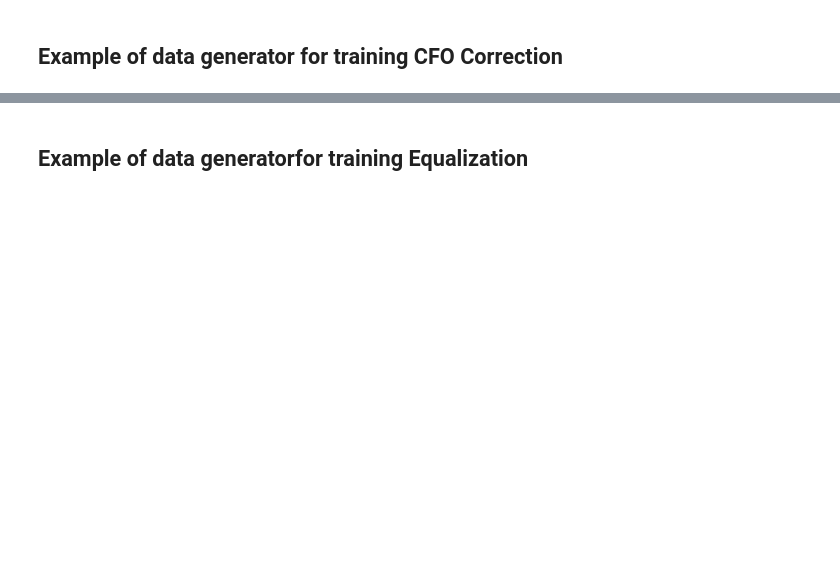
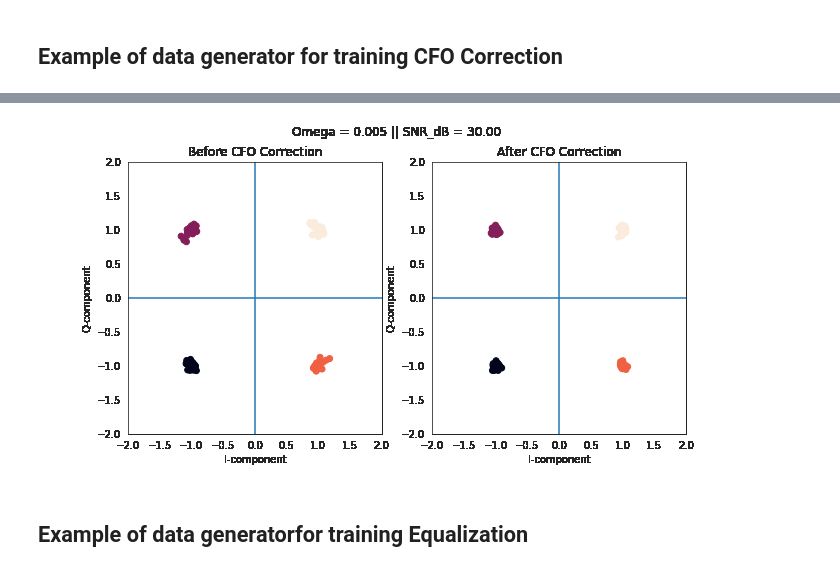
Before and after one commit to laurabrink13/ML-Receiver, a Jupyter notebook: notebooks/Generate Radio Data for training.ipynb, the cells around one changed output, grey strips where cells are left out. Drawn from its saved outputs; the diff is of its cells as text; code cells hidden in the pictures; blank space fills up the shorter version.

Commit message:
Updated data generator and data visualizations (gif)

```diff
--- a/notebooks/Generate Radio Data for training.ipynb
+++ b/notebooks/Generate Radio Data for training.ipynb
@@ -43,6 +44,6 @@ sns.set_style("white")
 NUM_PACKETS  = 10
 PREAMBLE_LEN = 40
 DATA_LEN     = 200
-CHANNEL_LEN = 2
+CHANNEL_LEN = 1
 OMEGA      = 1/50
 SNR_train  = 10.0
@@ -119,3 +148,20 @@ display(Image(url='./cfo.gif'))
+# %%
+num_taps = 1
+fnames = []
+for modulation_scheme in ['QPSK']:
+    radio = RadioDataGenerator(DATA_LEN, PREAMBLE_LEN, num_taps, modulation_scheme)
+    # Save and Display the animated result
+
+    filename = './figures/cfo_%s.gif' % modulation_scheme
+    imageio.mimsave(filename,
+                    [visualize_cfo(radio, omega, 30.0)
+                    for omega in [1/200, 1/100, 1/90, 1/80, 1/70, 1/60, 1/50, 1/40, 1/20]] ,
+                    fps=3)
+
+with open(filename,'rb') as f:
+    display(Image(data=f.read(), format='png'))
+# %% [output]
+[figure, added]
 # %% [markdown]
 ## Example of data generatorfor training Equalization  <a class="anchor" id="equalization"></a>
 # %%
```
Also changed, not shown: parts of 17 cells of this notebook, 5 other files.
